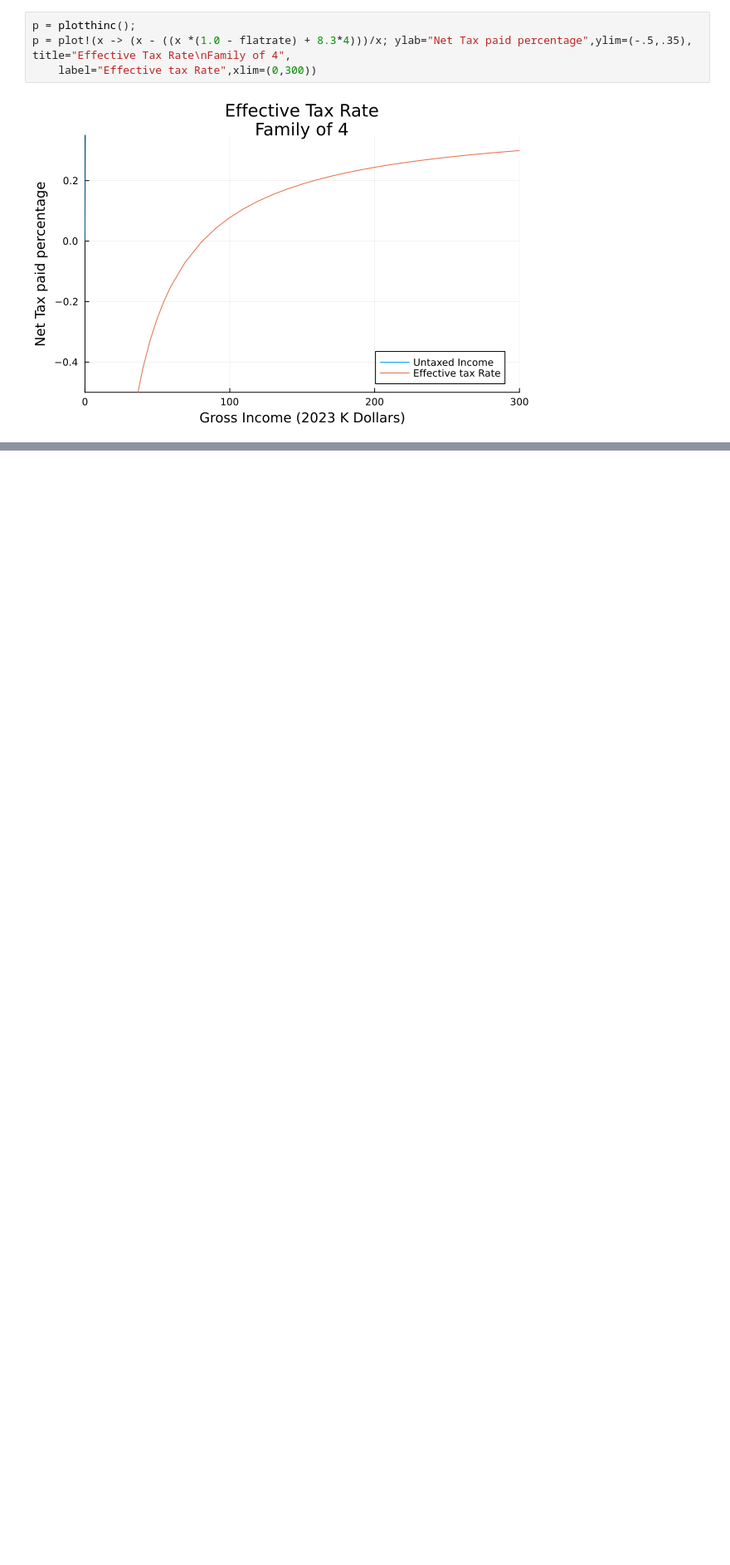
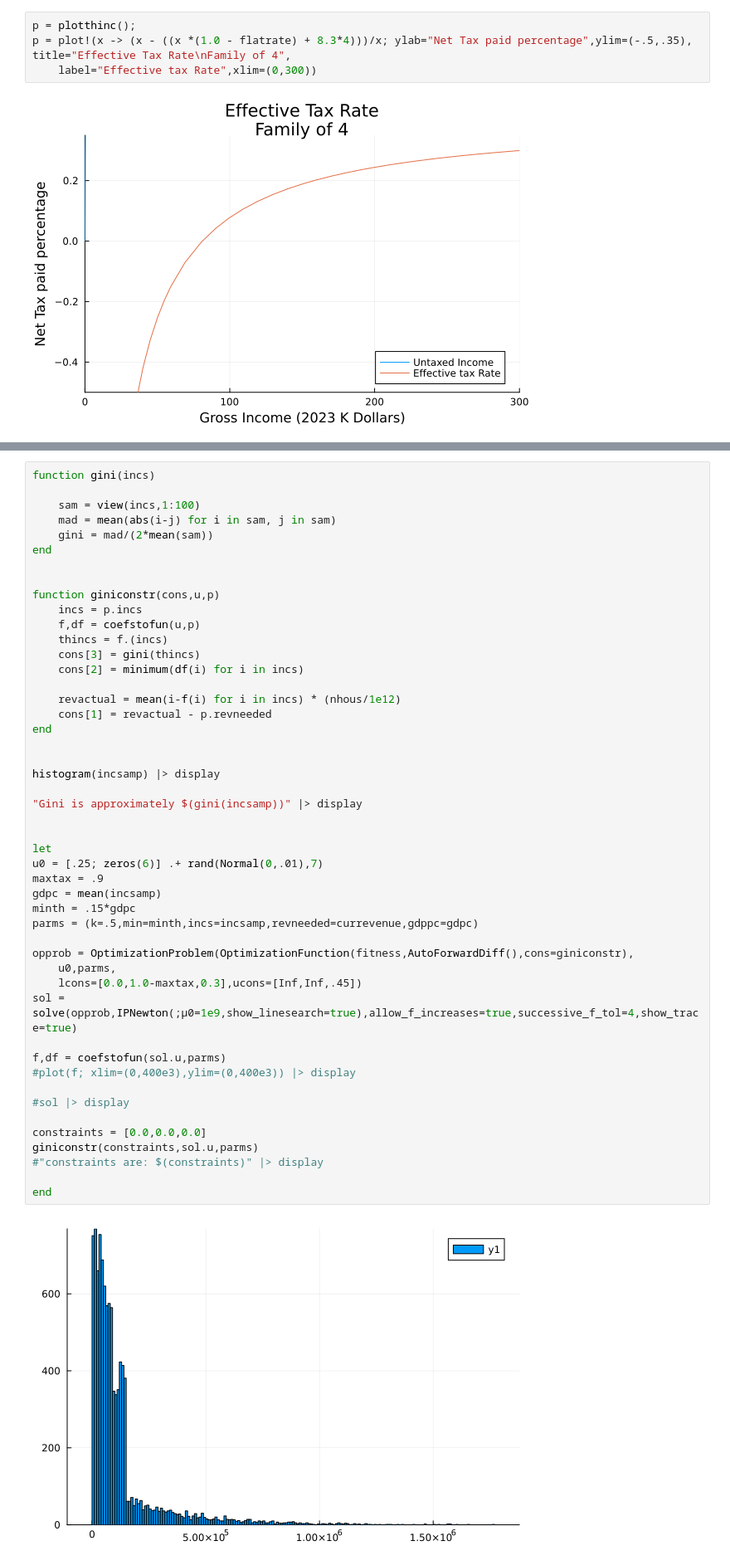
Before and after one commit to dlakelan/UBINotebook, a Jupyter notebook: UBIWorkbook.ipynb, the cells around one changed output, grey strips where cells are left out. Shown at 83% size. Cells and saved outputs as stored; diff of their text form; blank space fills up the shorter version.

```diff
--- a/UBIWorkbook.ipynb
+++ b/UBIWorkbook.ipynb
@@ -294,0 +294,50 @@ plot(Integral()*Fun(Chebyshev(0..2e6),[sqrt(.6),0.0,0.0,0.0,0.0]))
+# %%
+function gini(incs)
+
+    sam = view(incs,1:100)
+    mad = mean(abs(i-j) for i in sam, j in sam)
+    gini = mad/(2*mean(sam))
+end
+
+
+function giniconstr(cons,u,p)
+    incs = p.incs
+    f,df = coefstofun(u,p)
+    thincs = f.(incs)
+    cons[3] = gini(thincs)
+    cons[2] = minimum(df(i) for i in incs)
+
+    revactual = mean(i-f(i) for i in incs) * (nhous/1e12)
+    cons[1] = revactual - p.revneeded
+end
+
+
+histogram(incsamp) |> display
+
+"Gini is approximately $(gini(incsamp))" |> display
+
+
+let
+u0 = [.25; zeros(6)] .+ rand(Normal(0,.01),7)
+maxtax = .9
+gdpc = mean(incsamp)
+minth = .15*gdpc
+parms = (k=.5,min=minth,incs=incsamp,revneeded=currevenue,gdppc=gdpc)
+
+opprob = OptimizationProblem(OptimizationFunction(fitness,AutoForwardDiff(),cons=giniconstr),
+    u0,parms,
+    lcons=[0.0,1.0-maxtax,0.3],ucons=[Inf,Inf,.45])
+sol = solve(opprob,IPNewton(;μ0=1e9,show_linesearch=true),allow_f_increases=true,successive_f_tol=4,show_trace=true)
+
+f,df = coefstofun(sol.u,parms)
+#plot(f; xlim=(0,400e3),ylim=(0,400e3)) |> display
+
+#sol |> display
+
+constraints = [0.0,0.0,0.0]
+giniconstr(constraints,sol.u,parms)
+#"constraints are: $(constraints)" |> display
+
+end
+# %% [output]
+[figure, added]
```
Also changed, not shown: parts of 14 cells of this notebook, 2 other files.
